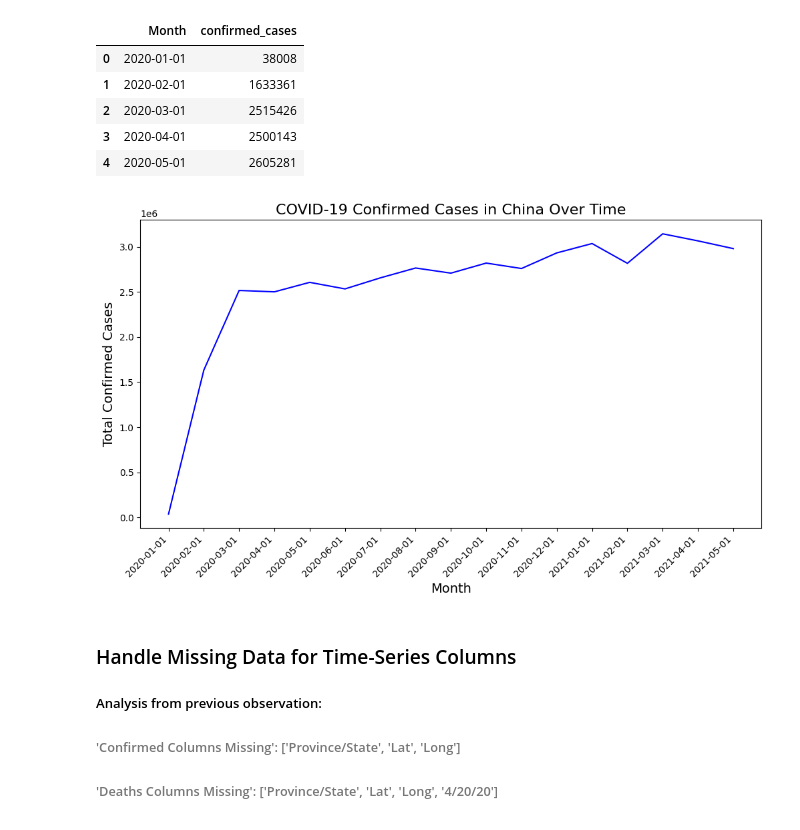
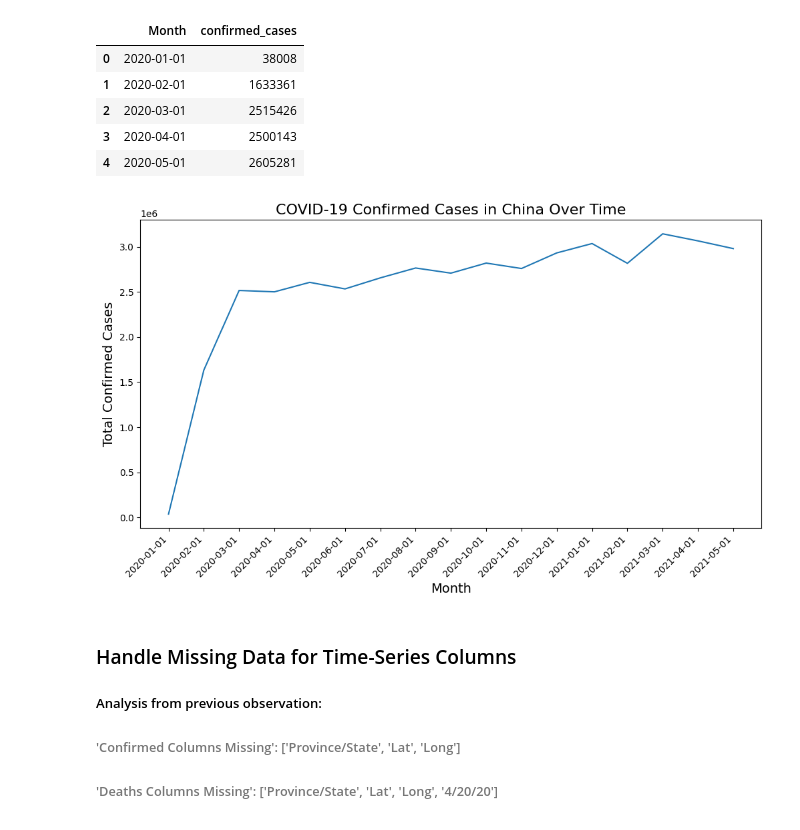
Before and after one commit to hrajpal96/covid-19-analysis, a Jupyter notebook: covid-19-analysis.ipynb, the cells around one changed output. Saved outputs shown, nothing was run; the diff lists cells and outputs as text; code cells hidden in the pictures.

```diff
--- a/covid-19-analysis.ipynb
+++ b/covid-19-analysis.ipynb
@@ -303,19 +334,14 @@ monthly_confirmed_cases.head()
 # %%
 plt.figure(figsize=(12, 6))
 
-# Plot bar chart
-plt.plot(monthly_confirmed_cases['Month'].astype(str), monthly_confirmed_cases['confirmed_cases'], color='blue')
-
-# Rotate x-axis labels for readability
+plt.plot(monthly_confirmed_cases['Month'].astype(str), monthly_confirmed_cases['confirmed_cases'])
 plt.xticks(rotation=45, ha='right')
-
-# Add labels and title
 plt.xlabel('Month', fontsize=14)
 plt.ylabel('Total Confirmed Cases', fontsize=14)
 plt.title('COVID-19 Confirmed Cases in China Over Time', fontsize=16)
 plt.show()
 # %% [output]
-[figure, old version]
+[figure, new version]
 # %% [markdown]
 ### Handle Missing Data for Time-Series Columns
 ##### Analysis from previous observation:
```
Also changed, not shown: parts of 57 cells of this notebook.
